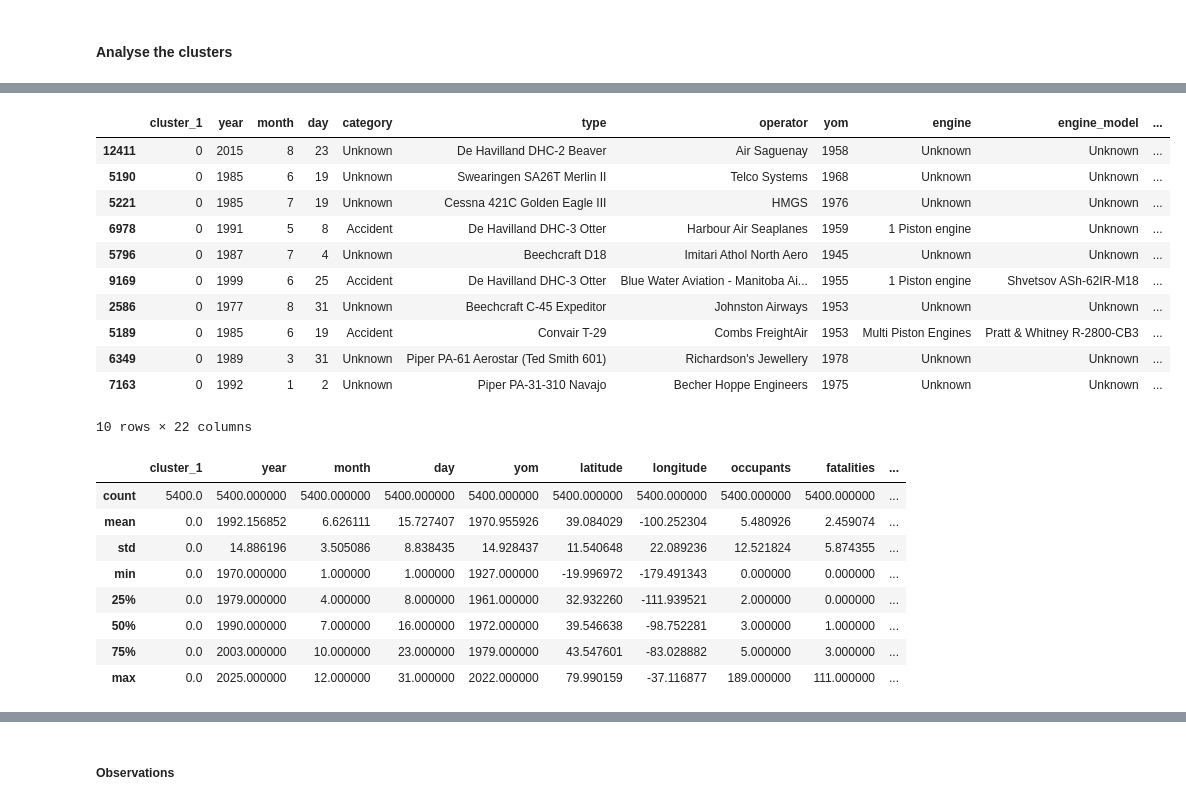
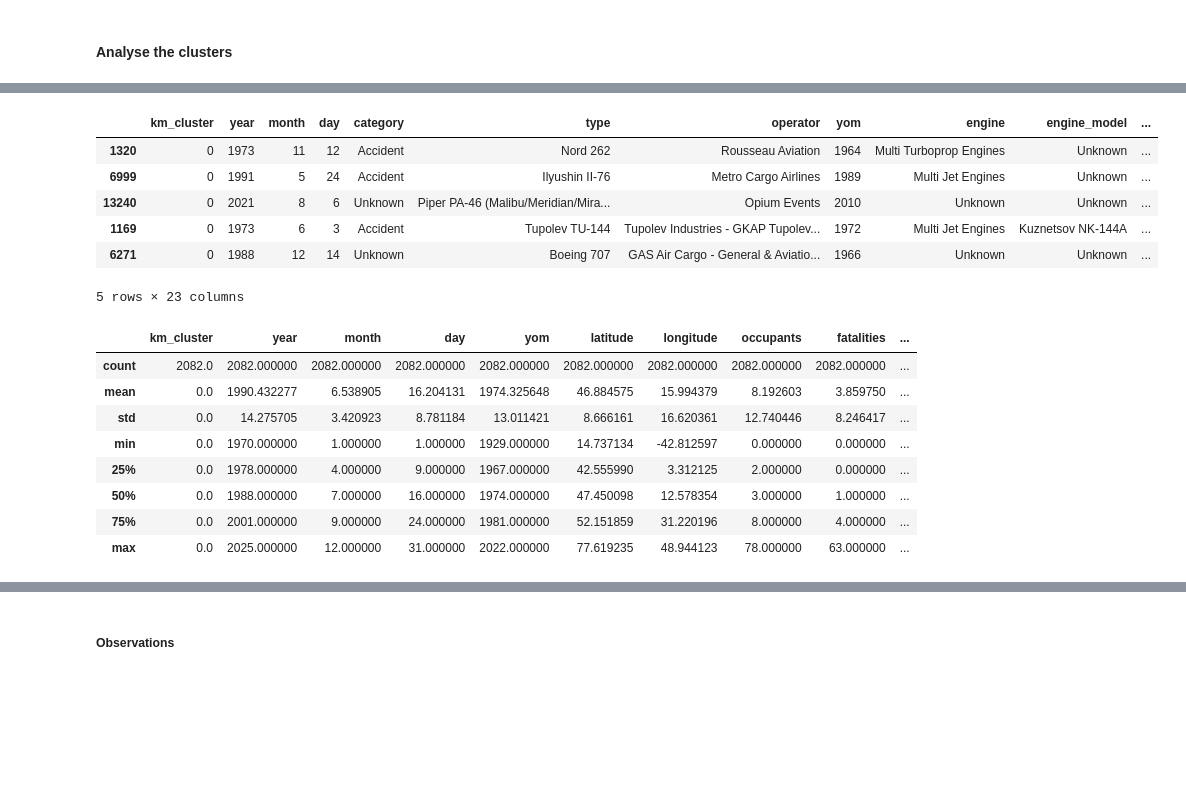
Before and after one commit to nadpierre/aircraft-crashes-clustering-project, a Jupyter notebook: data_modeling.ipynb, the cells around one changed output, grey strips where cells are left out. Drawn from its saved outputs; the diff is of its cells as text; code cells hidden in the pictures; blank space fills up the shorter version.

```diff
--- a/data_modeling.ipynb
+++ b/data_modeling.ipynb
@@ -19,7 +21,7 @@ from sklearn.preprocessing import OneHotEncoder, OrdinalEncoder
 from yellowbrick.cluster import KElbowVisualizer
 # %%
 # Load data
-with open('data/crashes_cleaned_data.pkl', 'rb') as handle:
+with open('data/cleaned_data.pkl', 'rb') as handle:
 	df = pickle.load(handle)
 df.head()
 # %% [output]
@@ -47,8 +49,8 @@ df.head()
 # %% [markdown]
 ### Reduce cardinality of string values
 # %%
-# Non-categorical columns
+# Get string columns with more than 10 unique values
 nb_unique = df.select_dtypes(include=['object']).nunique()
-string_columns = nb_unique[nb_unique > 5].index
+string_columns = nb_unique[nb_unique > 10].index
 string_columns
 # %% [output]
@@ -152,5 +144,5 @@ dtype: float64
 # %%
-# Based on the silhouette method, the lowest k value would be 6
-kmeans = KMeans(n_clusters=6, random_state=42)
+# Based on the silhouette method, the lowest k value to try would be 9
+kmeans = KMeans(n_clusters=9, random_state=42)
 kmeans.fit(X)
 # %% [output]
@@ -158,10 +150,10 @@ KMeans(n_clusters=6, random_state=42)
 # %%
-original_df = pd.read_csv('data/crashes_cleaned_data.csv', parse_dates=['date'])
+original_df = pd.read_csv('data/cleaned_data.csv', parse_dates=['date'])
 original_df.insert(0, 'year', original_df['date'].dt.year)
 original_df.insert(1, 'month', original_df['date'].dt.month)
 original_df.insert(2, 'day', original_df['date'].dt.day)
-original_df.insert(0, 'cluster_1', kmeans.labels_)
-original_df = original_df.drop('date', axis=1)
+original_df.insert(0, 'km_cluster', kmeans.labels_)
+original_df.drop('date', inplace=True, axis=1)
 # %% [markdown]
 #### Analyse the clusters
 # %%
@@ -171,29 +164,24 @@ sns.countplot(data=original_df, x='cluster_1', hue='cluster_1');
 # %%
-cluster0 = original_df[original_df['cluster_1'] == 0]
-cluster0.sample(10)
+km_cluster0 = original_df[original_df['km_cluster'] == 0]
+km_cluster0.sample(5)
 # %% [output]
-|  | cluster_1 | year | month | day | category | type | operator | yom | engine | engine_model | ... |
-| 12411 | 0 | 2015 | 8 | 23 | Unknown | De Havilland DHC-2 Beaver | Air Saguenay | 1958 | Unknown | Unknown | ... |
-| 5190 | 0 | 1985 | 6 | 19 | Unknown | Swearingen SA26T Merlin II | Telco Systems | 1968 | Unknown | Unknown | ... |
-| 5221 | 0 | 1985 | 7 | 19 | Unknown | Cessna 421C Golden Eagle III | HMGS | 1976 | Unknown | Unknown | ... |
-| 6978 | 0 | 1991 | 5 | 8 | Accident | De Havilland DHC-3 Otter | Harbour Air Seaplanes | 1959 | 1 Piston engine | Unknown | ... |
-| 5796 | 0 | 1987 | 7 | 4 | Unknown | Beechcraft D18 | Imitari Athol North Aero | 1945 | Unknown | Unknown | ... |
-| 9169 | 0 | 1999 | 6 | 25 | Accident | De Havilland DHC-3 Otter | Blue Water Aviation - Manitoba Ai... | 1955 | 1 Piston engine | Shvetsov ASh-62IR-M18 | ... |
-| 2586 | 0 | 1977 | 8 | 31 | Unknown | Beechcraft C-45 Expeditor | Johnston Airways | 1953 | Unknown | Unknown | ... |
-| 5189 | 0 | 1985 | 6 | 19 | Accident | Convair T-29 | Combs FreightAir | 1953 | Multi Piston Engines | Pratt & Whitney R-2800-CB3 | ... |
-| 6349 | 0 | 1989 | 3 | 31 | Unknown | Piper PA-61 Aerostar (Ted Smith 601) | Richardson's Jewellery | 1978 | Unknown | Unknown | ... |
-| 7163 | 0 | 1992 | 1 | 2 | Unknown | Piper PA-31-310 Navajo | Becher Hoppe Engineers | 1975 | Unknown | Unknown | ... |
+|  | km_cluster | year | month | day | category | type | operator | yom | engine | engine_model | ... |
+| 1320 | 0 | 1973 | 11 | 12 | Accident | Nord 262 | Rousseau Aviation | 1964 | Multi Turboprop Engines | Unknown | ... |
+| 6999 | 0 | 1991 | 5 | 24 | Accident | Ilyushin II-76 | Metro Cargo Airlines | 1989 | Multi Jet Engines | Unknown | ... |
+| 13240 | 0 | 2021 | 8 | 6 | Unknown | Piper PA-46 (Malibu/Meridian/Mira... | Opium Events | 2010 | Unknown | Unknown | ... |
+| 1169 | 0 | 1973 | 6 | 3 | Accident | Tupolev TU-144 | Tupolev Industries - GKAP Tupolev... | 1972 | Multi Jet Engines | Kuznetsov NK-144A | ... |
+| 6271 | 0 | 1988 | 12 | 14 | Unknown | Boeing 707 | GAS Air Cargo - General & Aviatio... | 1966 | Unknown | Unknown | ... |
-10 rows × 22 columns
+5 rows × 23 columns
 # %%
-cluster0.describe()
+km_cluster0.describe()
 # %% [output]
-|  | cluster_1 | year | month | day | yom | latitude | longitude | occupants | fatalities | ... |
-| count | 5400.0 | 5400.000000 | 5400.000000 | 5400.000000 | 5400.000000 | 5400.000000 | 5400.000000 | 5400.000000 | 5400.000000 | ... |
-| mean | 0.0 | 1992.156852 | 6.626111 | 15.727407 | 1970.955926 | 39.084029 | -100.252304 | 5.480926 | 2.459074 | ... |
-| std | 0.0 | 14.886196 | 3.505086 | 8.838435 | 14.928437 | 11.540648 | 22.089236 | 12.521824 | 5.874355 | ... |
-| min | 0.0 | 1970.000000 | 1.000000 | 1.000000 | 1927.000000 | -19.996972 | -179.491343 | 0.000000 | 0.000000 | ... |
-| 25% | 0.0 | 1979.000000 | 4.000000 | 8.000000 | 1961.000000 | 32.932260 | -111.939521 | 2.000000 | 0.000000 | ... |
-| 50% | 0.0 | 1990.000000 | 7.000000 | 16.000000 | 1972.000000 | 39.546638 | -98.752281 | 3.000000 | 1.000000 | ... |
-| 75% | 0.0 | 2003.000000 | 10.000000 | 23.000000 | 1979.000000 | 43.547601 | -83.028882 | 5.000000 | 3.000000 | ... |
-| max | 0.0 | 2025.000000 | 12.000000 | 31.000000 | 2022.000000 | 79.990159 | -37.116877 | 189.000000 | 111.000000 | ... |
+|  | km_cluster | year | month | day | yom | latitude | longitude | occupants | fatalities | ... |
+| count | 2082.0 | 2082.000000 | 2082.000000 | 2082.000000 | 2082.000000 | 2082.000000 | 2082.000000 | 2082.000000 | 2082.000000 | ... |
+| mean | 0.0 | 1990.432277 | 6.538905 | 16.204131 | 1974.325648 | 46.884575 | 15.994379 | 8.192603 | 3.859750 | ... |
+| std | 0.0 | 14.275705 | 3.420923 | 8.781184 | 13.011421 | 8.666161 | 16.620361 | 12.740446 | 8.246417 | ... |
+| min | 0.0 | 1970.000000 | 1.000000 | 1.000000 | 1929.000000 | 14.737134 | -42.812597 | 0.000000 | 0.000000 | ... |
+| 25% | 0.0 | 1978.000000 | 4.000000 | 9.000000 | 1967.000000 | 42.555990 | 3.312125 | 2.000000 | 0.000000 | ... |
+| 50% | 0.0 | 1988.000000 | 7.000000 | 16.000000 | 1974.000000 | 47.450098 | 12.578354 | 3.000000 | 1.000000 | ... |
+| 75% | 0.0 | 2001.000000 | 9.000000 | 24.000000 | 1981.000000 | 52.151859 | 31.220196 | 8.000000 | 4.000000 | ... |
+| max | 0.0 | 2025.000000 | 12.000000 | 31.000000 | 2022.000000 | 77.619235 | 48.944123 | 78.000000 | 63.000000 | ... |
 # %%
```
Also changed, not shown: parts of 60 cells of this notebook, 8 other files.
